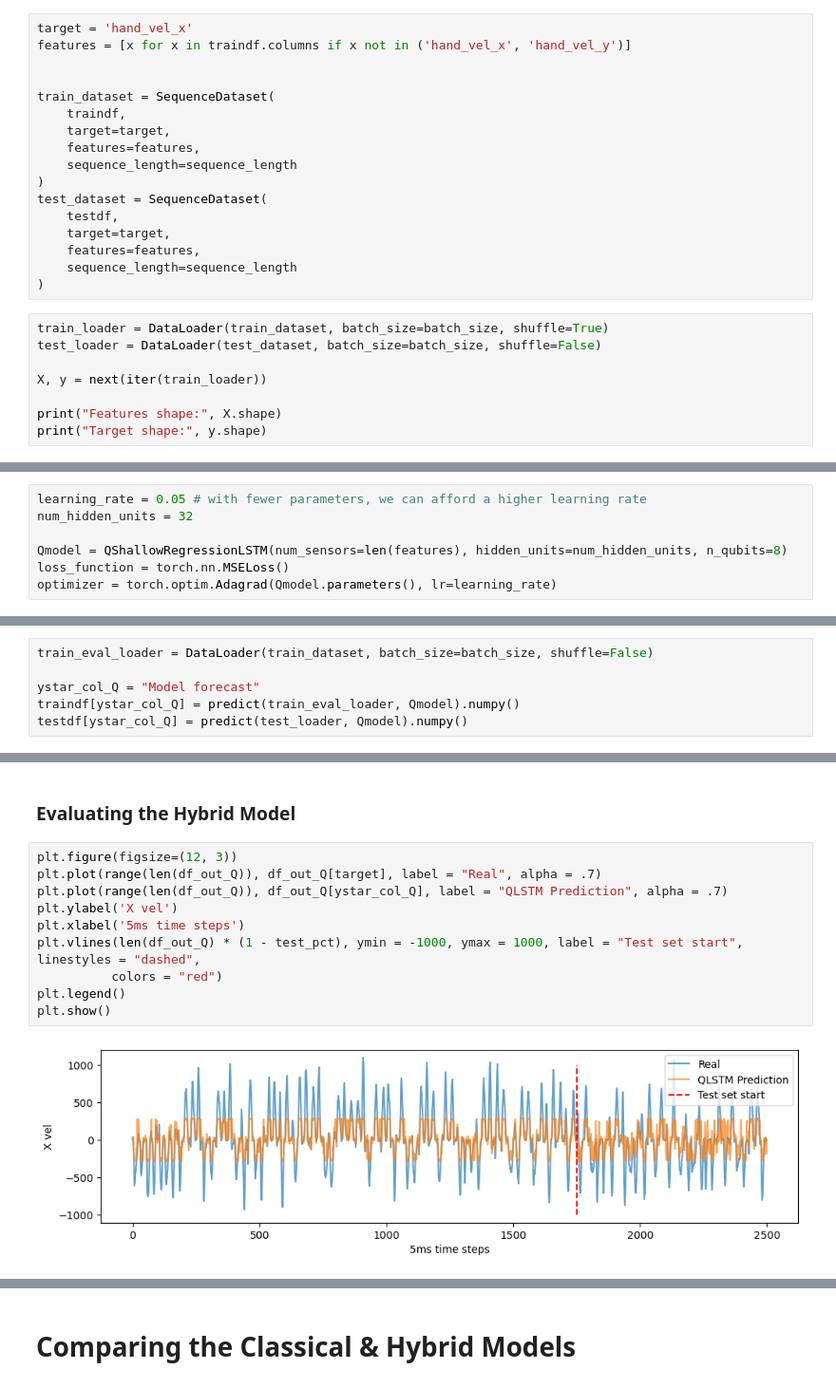
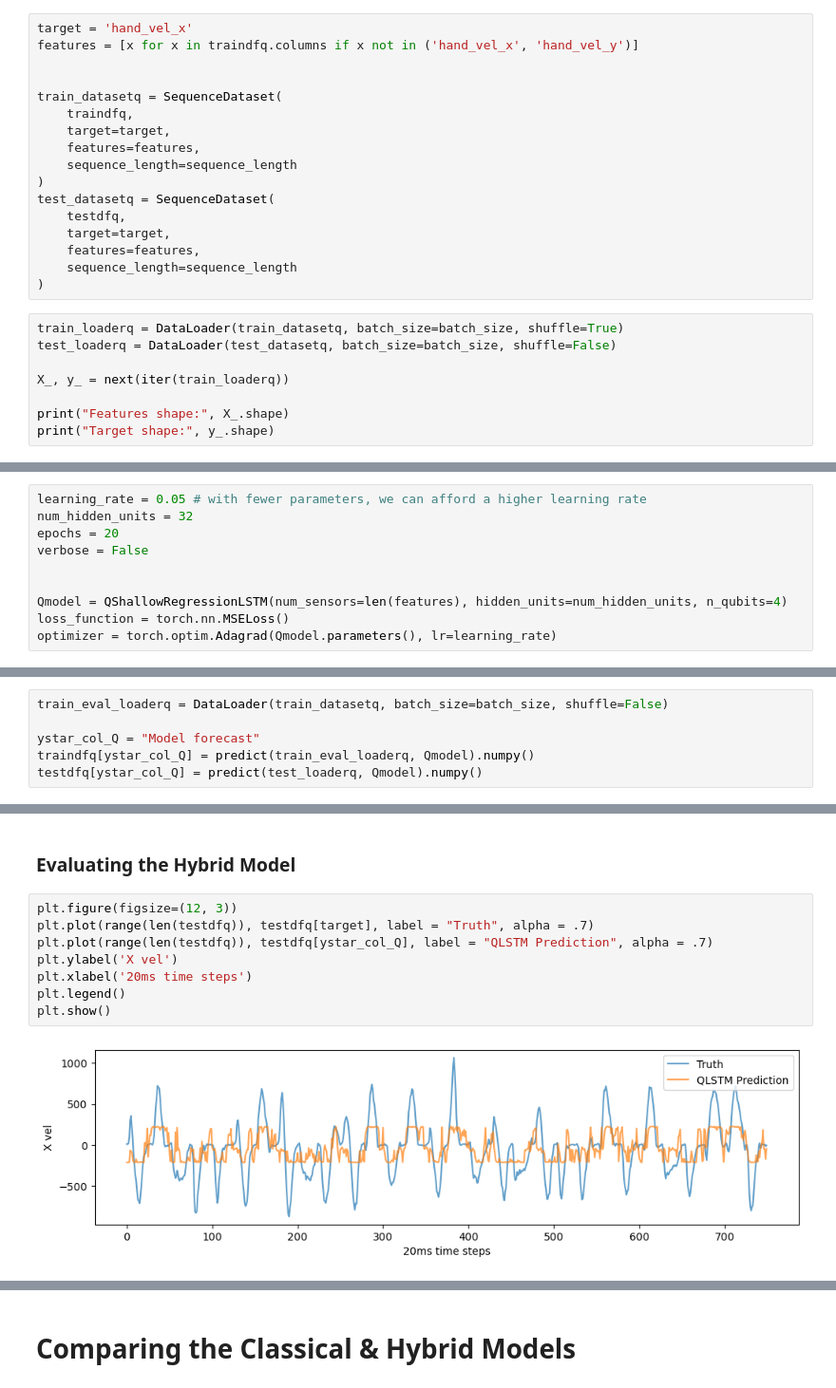
Before and after one commit to conditg/quantum-hybrid-neural-decoding, a Jupyter notebook: Neural-Decoding.ipynb, the cells around one changed output, grey strips where cells are left out. Shown: that part at 95% size. Drawn from its saved outputs; the diff is of its cells as text.

```diff
--- a/Neural-Decoding.ipynb
+++ b/Neural-Decoding.ipynb
@@ -331,37 +346,40 @@ batch_size = 1
 sequence_length = 4
 # %%
 target = 'hand_vel_x'
-features = [x for x in traindf.columns if x not in ('hand_vel_x', 'hand_vel_y')]
+features = [x for x in traindfq.columns if x not in ('hand_vel_x', 'hand_vel_y')]
 
 
-train_dataset = SequenceDataset(
-    traindf,
+train_datasetq = SequenceDataset(
+    traindfq,
     target=target,
     features=features,
     sequence_length=sequence_length
 )
-test_dataset = SequenceDataset(
-    testdf,
+test_datasetq = SequenceDataset(
+    testdfq,
     target=target,
     features=features,
     sequence_length=sequence_length
 )
 # %%
-train_loader = DataLoader(train_dataset, batch_size=batch_size, shuffle=True)
-test_loader = DataLoader(test_dataset, batch_size=batch_size, shuffle=False)
+train_loaderq = DataLoader(train_datasetq, batch_size=batch_size, shuffle=True)
+test_loaderq = DataLoader(test_datasetq, batch_size=batch_size, shuffle=False)
 
-X, y = next(iter(train_loader))
+X_, y_ = next(iter(train_loaderq))
 
-print("Features shape:", X.shape)
-print("Target shape:", y.shape)
+print("Features shape:", X_.shape)
+print("Target shape:", y_.shape)
 # %% [output]
 Features shape: torch.Size([1, 4, 142])
 Target shape: torch.Size([1])
 # %%
 learning_rate = 0.05 # with fewer parameters, we can afford a higher learning rate
 num_hidden_units = 32
+epochs = 20
+verbose = False
 
-Qmodel = QShallowRegressionLSTM(num_sensors=len(features), hidden_units=num_hidden_units, n_qubits=8)
+
+Qmodel = QShallowRegressionLSTM(num_sensors=len(features), hidden_units=num_hidden_units, n_qubits=4)
 loss_function = torch.nn.MSELoss()
 optimizer = torch.optim.Adagrad(Qmodel.parameters(), lr=learning_rate)
 # %% [output]
@@ -406,7 +408,7 @@ Execution time 602.9750809669495
 # %%
-train_eval_loader = DataLoader(train_dataset, batch_size=batch_size, shuffle=False)
+train_eval_loaderq = DataLoader(train_datasetq, batch_size=batch_size, shuffle=False)
 
 ystar_col_Q = "Model forecast"
-traindf[ystar_col_Q] = predict(train_eval_loader, Qmodel).numpy()
-testdf[ystar_col_Q] = predict(test_loader, Qmodel).numpy()
+traindfq[ystar_col_Q] = predict(train_eval_loaderq, Qmodel).numpy()
+testdfq[ystar_col_Q] = predict(test_loaderq, Qmodel).numpy()
 # %%
@@ -424,15 +426,13 @@ print(df_out_Q.head())
 ### Evaluating the Hybrid Model
 # %%
 plt.figure(figsize=(12, 3))
-plt.plot(range(len(df_out_Q)), df_out_Q[target], label = "Real", alpha = .7)
-plt.plot(range(len(df_out_Q)), df_out_Q[ystar_col_Q], label = "QLSTM Prediction", alpha = .7)
+plt.plot(range(len(testdfq)), testdfq[target], label = "Truth", alpha = .7)
+plt.plot(range(len(testdfq)), testdfq[ystar_col_Q], label = "QLSTM Prediction", alpha = .7)
 plt.ylabel('X vel')
-plt.xlabel('5ms time steps')
-plt.vlines(len(df_out_Q) * (1 - test_pct), ymin = -1000, ymax = 1000, label = "Test set start", linestyles = "dashed",
-          colors = "red")
+plt.xlabel('20ms time steps')
 plt.legend()
 plt.show()
 # %% [output]
-[figure, old version]
+[figure, new version]
 # %%
 plt.figure(figsize=(8, 6))
```
Also changed, not shown: parts of 35 cells of this notebook, 2 other files.
